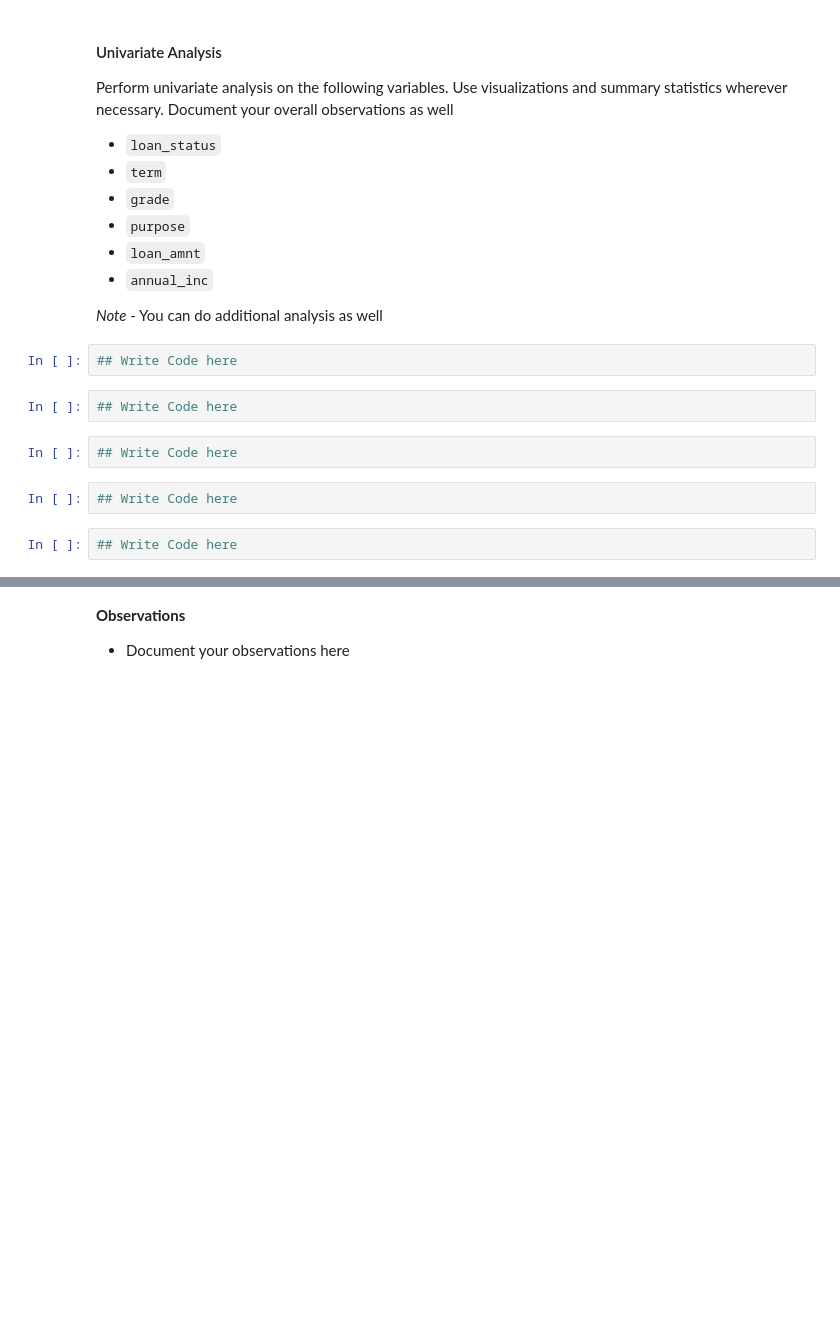
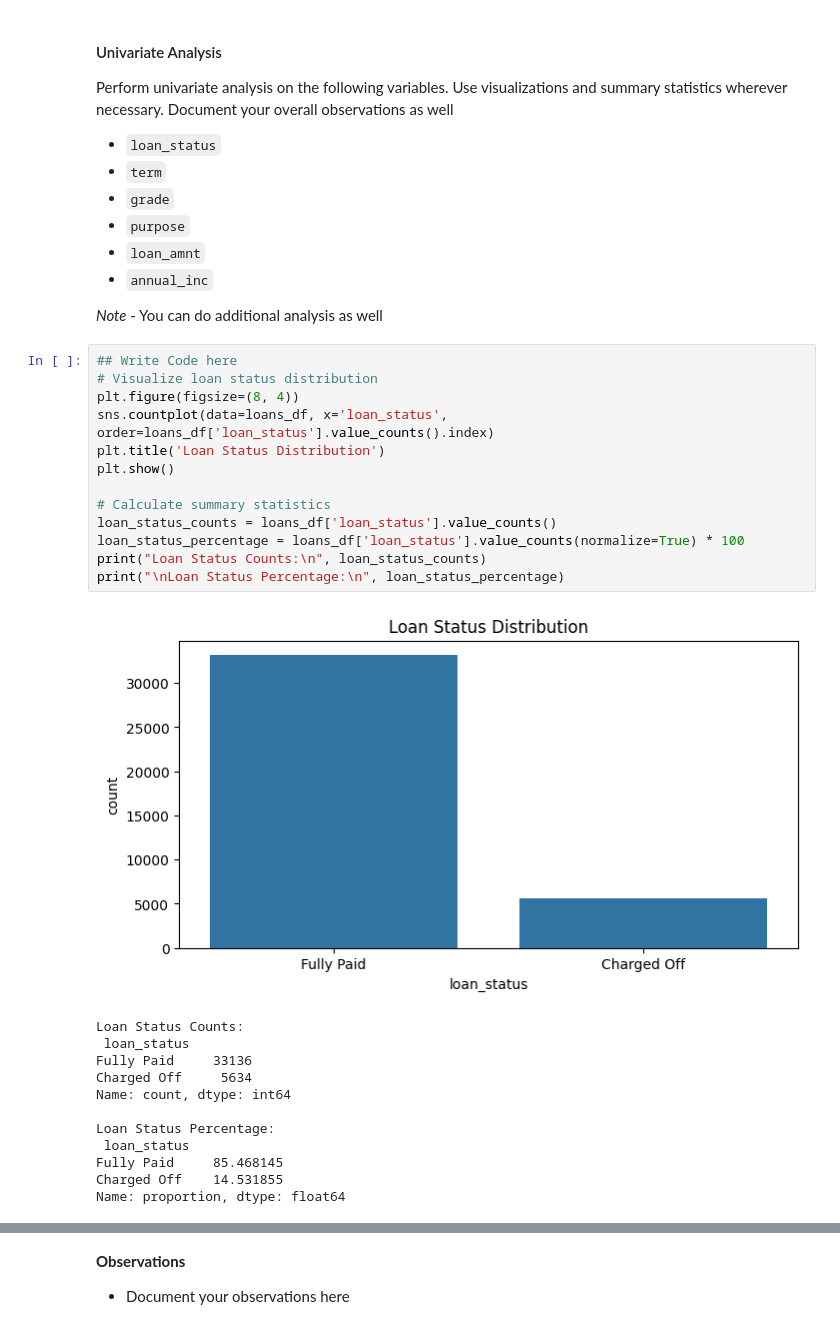
Before and after one commit to rajesh991986/Ik, a Jupyter notebook: Starter_Code_Loan_Approval_Lending_Club.ipynb, the cells around one changed output, grey strips where cells are left out. Saved outputs shown, nothing was run; the diff lists cells and outputs as text; blank space fills up the shorter version.

```diff
--- a/Starter_Code_Loan_Approval_Lending_Club.ipynb
+++ b/Starter_Code_Loan_Approval_Lending_Club.ipynb
@@ -366,13 +366,29 @@ Perform univariate analysis on the following variables. Use visualizations and s
 - `annual_inc`
 
 *Note* - You can do additional analysis as well
-# %%
-## Write Code here
-# %%
-## Write Code here
-# %%
-## Write Code here
-# %%
-## Write Code here
-# %%
-## Write Code here
+# %%
+## Write Code here
+# Visualize loan status distribution
+plt.figure(figsize=(8, 4))
+sns.countplot(data=loans_df, x='loan_status', order=loans_df['loan_status'].value_counts().index)
+plt.title('Loan Status Distribution')
+plt.show()
+
+# Calculate summary statistics
+loan_status_counts = loans_df['loan_status'].value_counts()
+loan_status_percentage = loans_df['loan_status'].value_counts(normalize=True) * 100
+print("Loan Status Counts:\n", loan_status_counts)
+print("\nLoan Status Percentage:\n", loan_status_percentage)
+# %% [output]
+[figure, added]
+Loan Status Counts:
+ loan_status
+Fully Paid     33136
+Charged Off     5634
+Name: count, dtype: int64
+
+Loan Status Percentage:
+ loan_status
+Fully Paid     85.468145
+Charged Off    14.531855
+Name: proportion, dtype: float64
```
Also changed, not shown: parts of 8 cells of this notebook.
